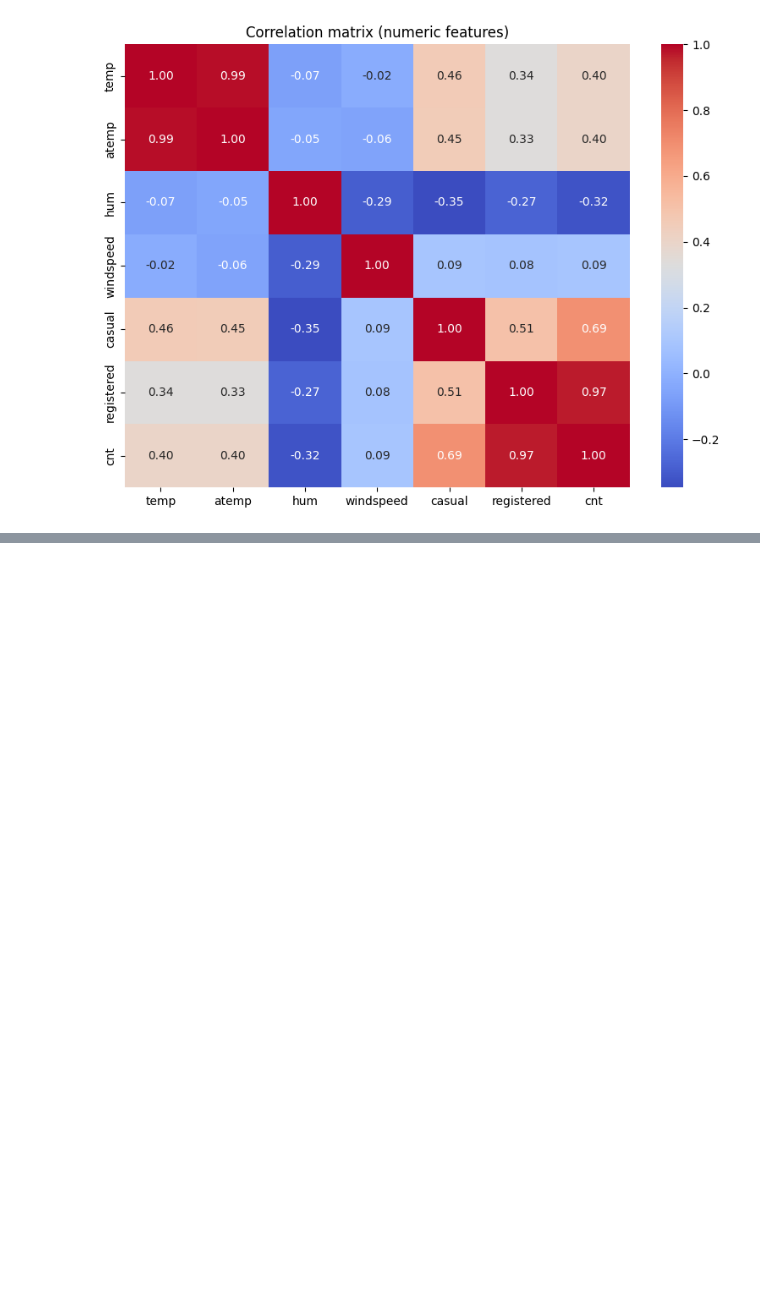
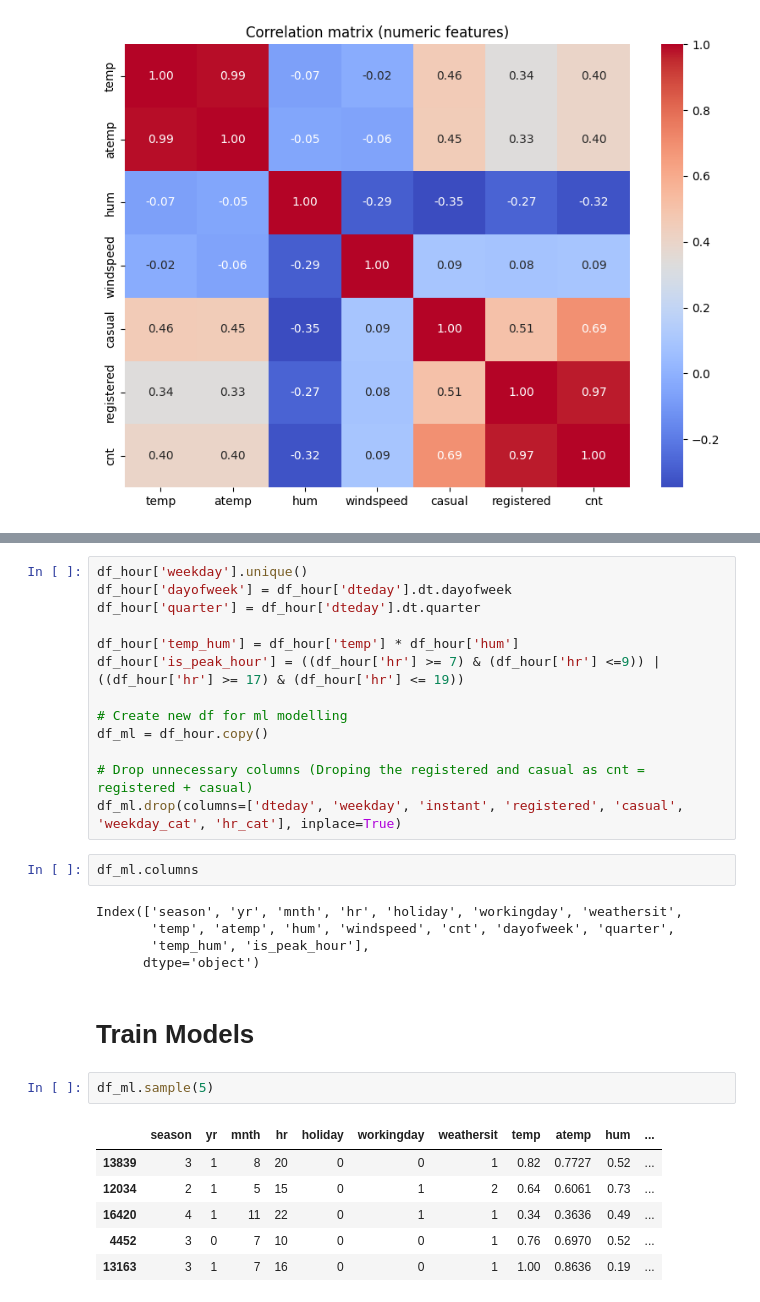
Before and after one commit to Pavan-jangid-here/ML-Projects, a Jupyter notebook: 6. Bike Sharing Dataset/Modelling.ipynb, the cells around one changed output, grey strips where cells are left out. Saved outputs shown, nothing was run; the diff lists cells and outputs as text; blank space fills up the shorter version.

```diff
--- a/6. Bike Sharing Dataset/Modelling.ipynb
+++ b/6. Bike Sharing Dataset/Modelling.ipynb
@@ -408,0 +418,31 @@ plt.tight_layout()
+# %%
+df_hour['weekday'].unique()
+df_hour['dayofweek'] = df_hour['dteday'].dt.dayofweek
+df_hour['quarter'] = df_hour['dteday'].dt.quarter
+
+df_hour['temp_hum'] = df_hour['temp'] * df_hour['hum']
+df_hour['is_peak_hour'] = ((df_hour['hr'] >= 7) & (df_hour['hr'] <=9)) | ((df_hour['hr'] >= 17) & (df_hour['hr'] <= 19))
+
+# Create new df for ml modelling
+df_ml = df_hour.copy()
+
+# Drop unnecessary columns (Droping the registered and casual as cnt = registered + casual)
+df_ml.drop(columns=['dteday', 'weekday', 'instant', 'registered', 'casual', 'weekday_cat', 'hr_cat'], inplace=True)
+# %%
+df_ml.columns
+# %% [output]
+Index(['season', 'yr', 'mnth', 'hr', 'holiday', 'workingday', 'weathersit',
+       'temp', 'atemp', 'hum', 'windspeed', 'cnt', 'dayofweek', 'quarter',
+       'temp_hum', 'is_peak_hour'],
+      dtype='object')
+# %% [markdown]
+# Train Models
+# %%
+df_ml.sample(5)
+# %% [output]
+|  | season | yr | mnth | hr | holiday | workingday | weathersit | temp | atemp | hum | ... |
+| 13839 | 3 | 1 | 8 | 20 | 0 | 0 | 1 | 0.82 | 0.7727 | 0.52 | ... |
+| 12034 | 2 | 1 | 5 | 15 | 0 | 1 | 2 | 0.64 | 0.6061 | 0.73 | ... |
+| 16420 | 4 | 1 | 11 | 22 | 0 | 1 | 1 | 0.34 | 0.3636 | 0.49 | ... |
+| 4452 | 3 | 0 | 7 | 10 | 0 | 0 | 1 | 0.76 | 0.6970 | 0.52 | ... |
+| 13163 | 3 | 1 | 7 | 16 | 0 | 0 | 1 | 1.00 | 0.8636 | 0.19 | ... |
```
Also changed, not shown: parts of 3 cells of this notebook.
